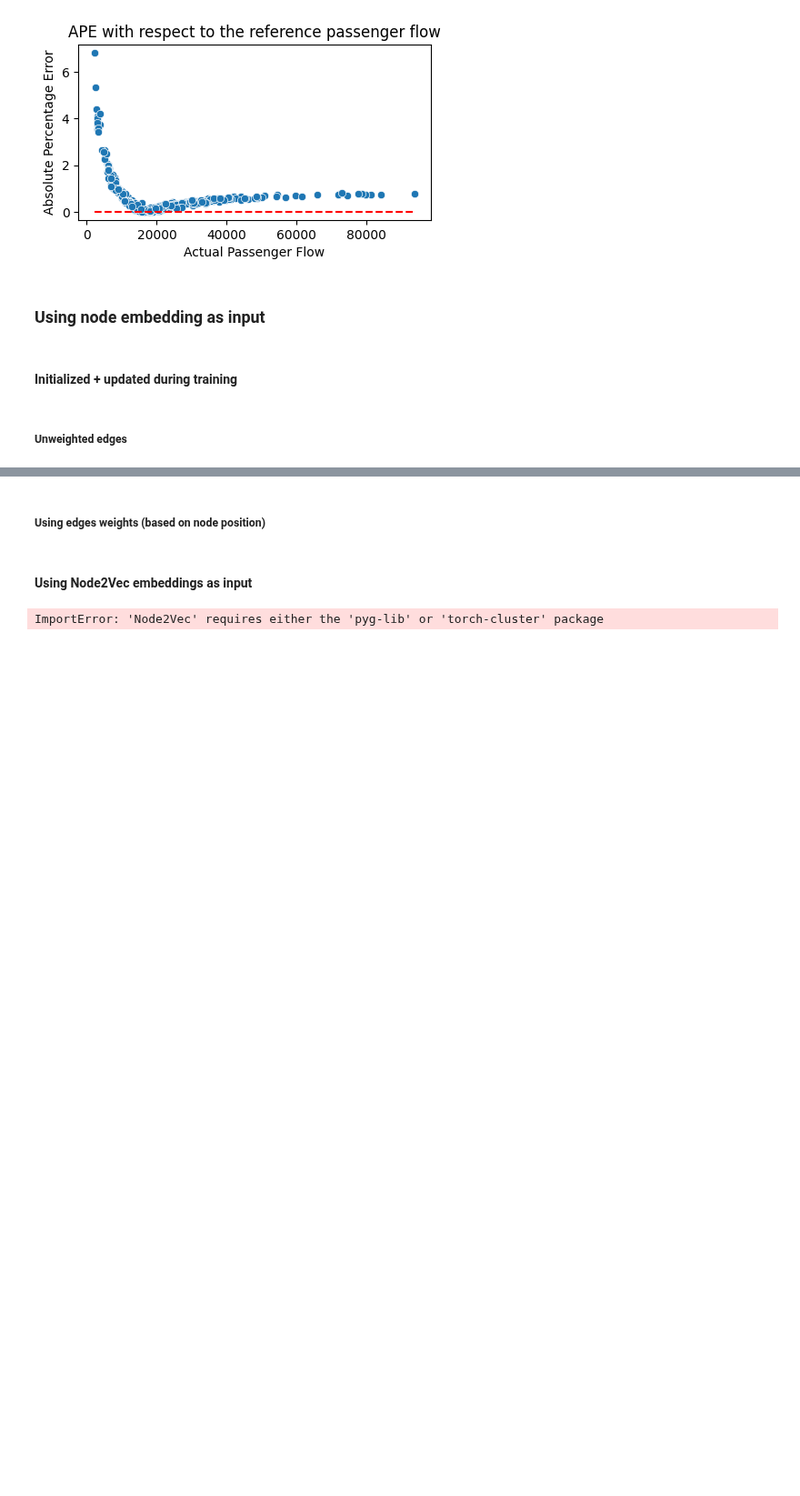
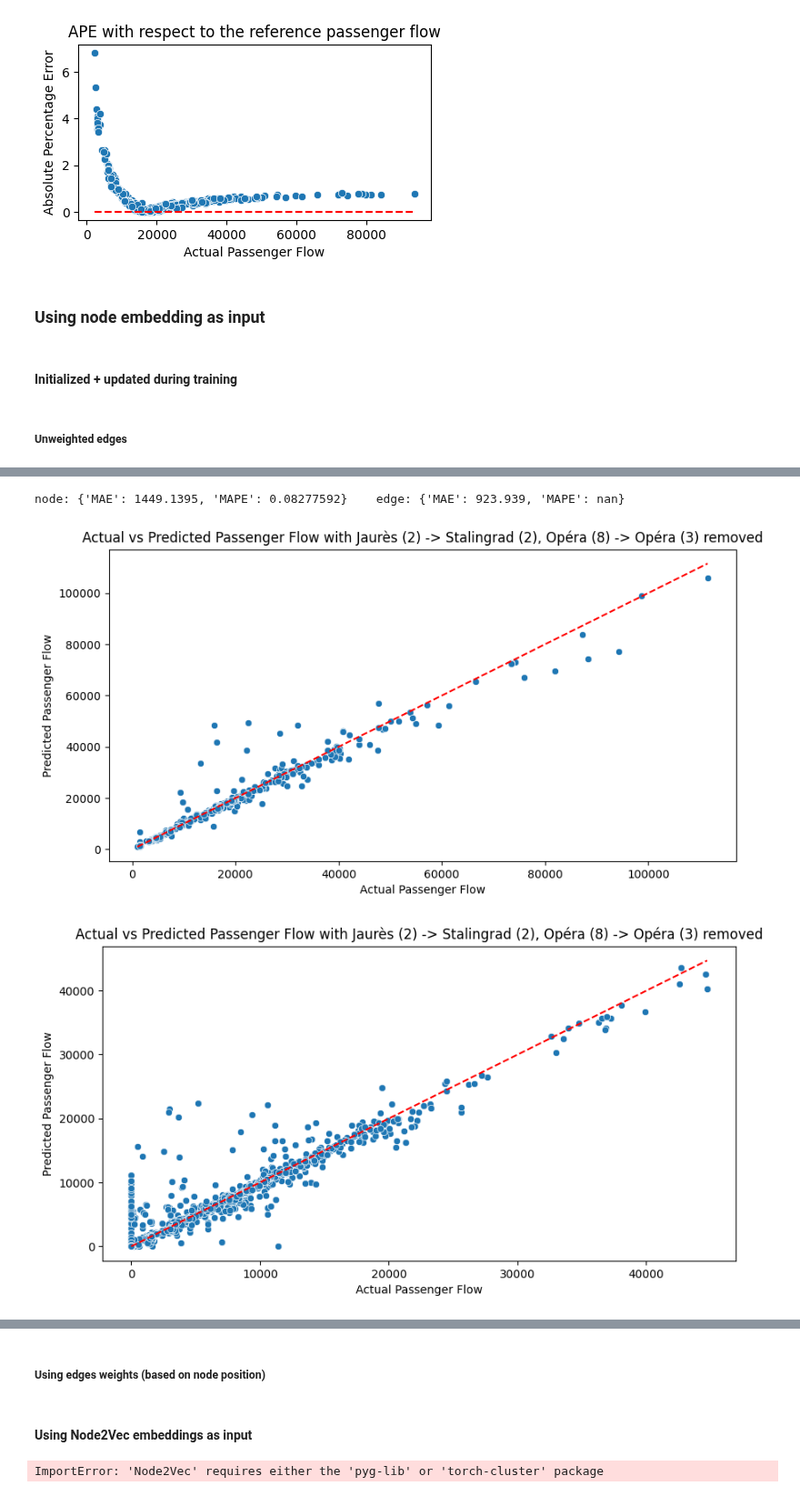
Before and after one commit to SerranoAdrian/FlowForecasting, a Jupyter notebook: training_gnn.ipynb, the cells around one changed output, grey strips where cells are left out. Shown at 91% size. Saved outputs shown, nothing was run; the diff lists cells and outputs as text; code cells hidden in the pictures; blank space fills up the shorter version.

```diff
--- a/training_gnn.ipynb
+++ b/training_gnn.ipynb
@@ -89,9 +89,13 @@ for i in range(1,3):
 ## GCNConv Models
 # %%
 train_config = dict(
-    epochs = 20,
+    epochs = 200,
     lr = 0.001,
-    criterion = torch.nn.L1Loss(),
+    criterion = dict(
+        node=torch.nn.L1Loss(),
+        edge=torch.nn.L1Loss(),
+        # regul=regul_edge_node_flow(),
+    ),
     metrics = dict(
         MAE=torch.nn.L1Loss(),
         MAPE=MAPE_loss()
@@ -217,27 +240,32 @@ train_gnn_model(nodes_gnn_model, train_config, train_loader, dev_loader)
 # %%
 test_metrics = eval_gnn_model(nodes_gnn_model, test_loader,train_config)
 print("\t".join([f"{metric_name}: {metric_value}" for metric_name, metric_value in test_metrics.items()]))
+# %% [output]
+node: {'MAE': 1449.1395, 'MAPE': 0.08277592}    edge: {'MAE': 923.939, 'MAPE': nan}
 # %%
 # random_idx = np.random.randint(0, len(test_loader))
 # test_data = test_loader.dataset[random_idx]
 test_data = test_loader.dataset[18]
 x, edge_index = test_data.x, test_data.edge_index
 node_output, edge_output  = nodes_gnn_model(x, edge_index)
 
 node_actual_flows = test_data.y
 edge_actual_flows = test_data.ye
 
 node_predicted_flows= node_output.detach().squeeze(1)
 edge_predicted_flows= edge_output.detach().squeeze(1)
 
 current_edges = list(zip(edge_index[0].numpy(), edge_index[1].numpy()))
 removed_edges = list(set(test_network.network_graph.edges) - set(current_edges))
 
 removed_edges_name = [
     f'{test_network.reverse_network_stations[edge[0]]["title"]} ({test_network.reverse_network_stations[edge[0]]["group"]}) -> {test_network.reverse_network_stations[edge[1]]["title"] } ({test_network.reverse_network_stations[edge[1]]["group"]})'
     for edge in removed_edges
     ]
 
 plot_true_predicted(node_predicted_flows, node_actual_flows, removed_edges_name=removed_edges_name)
 plot_true_predicted(edge_predicted_flows, edge_actual_flows, removed_edges_name=removed_edges_name)
-# plot_predicted_ape(predicted_flows, actual_flows, removed_edges_name=removed_edges_name)
+plot_predicted_ape(node_predicted_flows, node_actual_flows, removed_edges_name=removed_edges_name)
+# %% [output]
+[figure, added]
+[figure, added]
```
Also changed, not shown: parts of 4 cells of this notebook, 1 other file.
